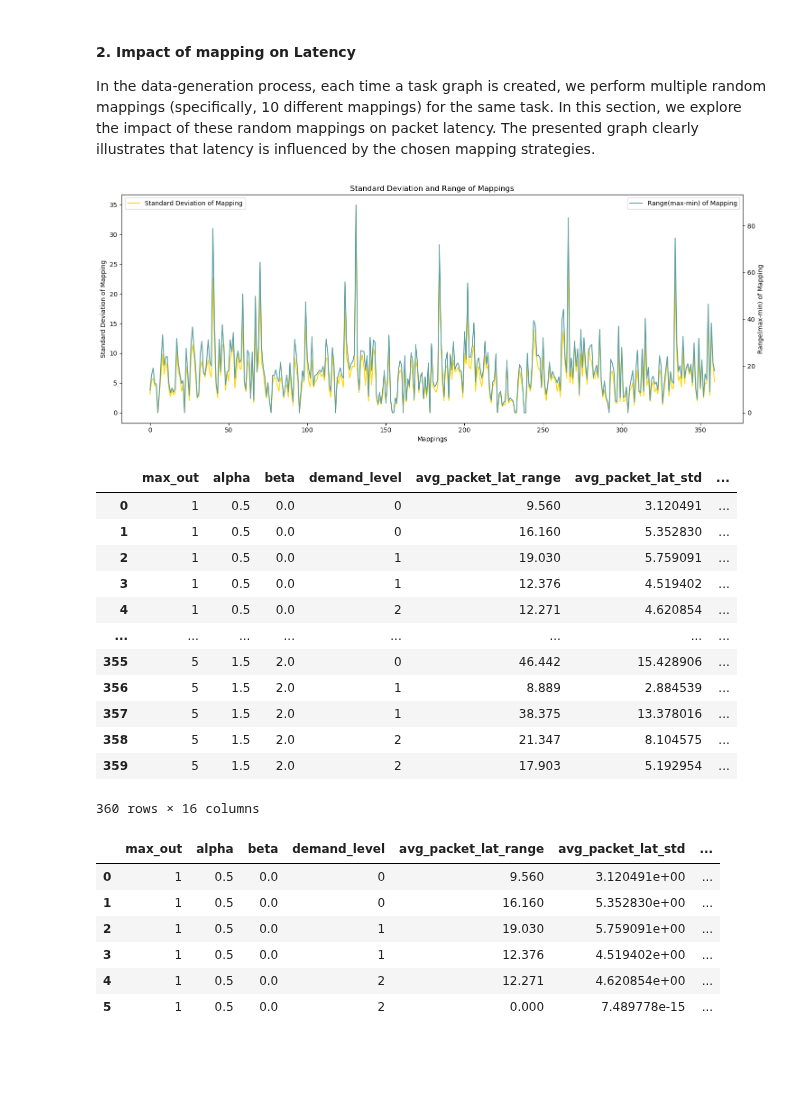
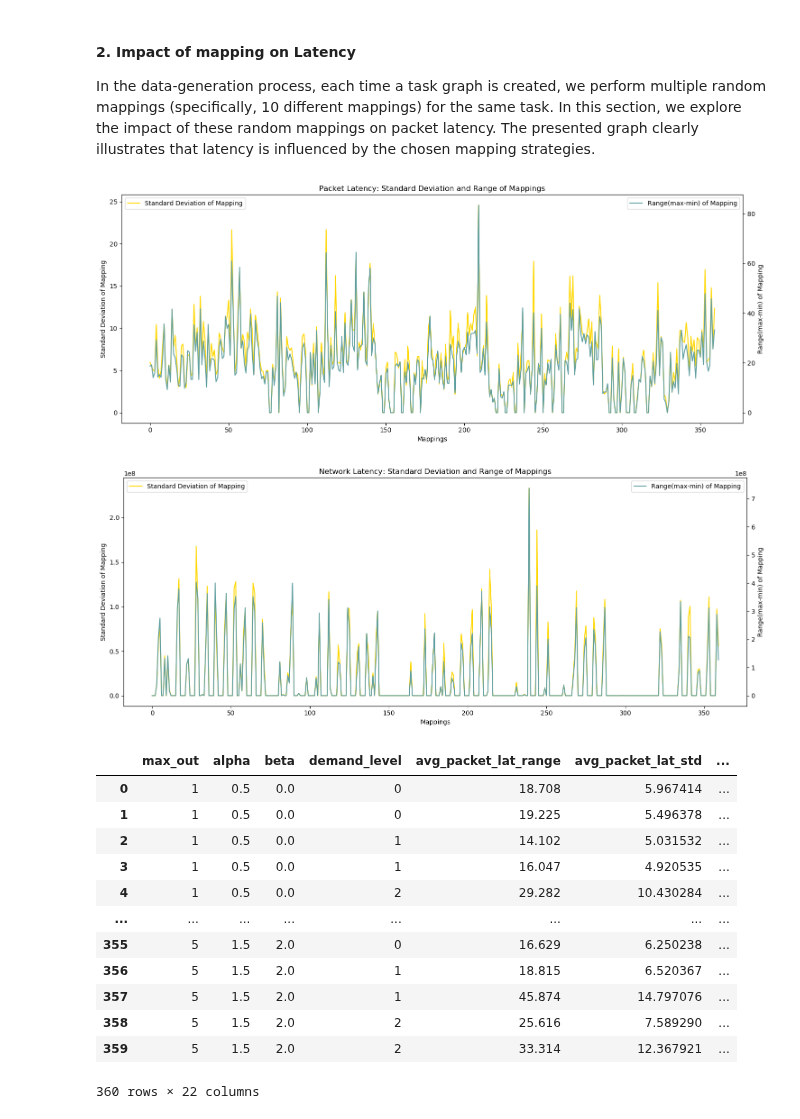
Before and after one commit to faseelmo/noc_latency_predictor, a Jupyter notebook: training_data/data_analysis.ipynb, the cells around one changed output. Saved outputs shown, nothing was run; the diff lists cells and outputs as text; code cells hidden in the pictures; blank space fills up the shorter version.

```diff
--- a/training_data/data_analysis.ipynb
+++ b/training_data/data_analysis.ipynb
@@ -5,7 +5,8 @@
 1. [Impact of mapping on Latency](#2-impact-of-mapping-on-latency)
 # %%
 # directory_path = 'data/task_5'
-directory_path = 'data/task_10'
+# directory_path = 'data/task_10'
+directory_path = 'data/task_12'
 # %%
 """
 Importing Generated Data
@@ -118,10 +123,12 @@ def calculateStats(dataframe, column_names):
         }
     return stats_dict
 
-def plotDualAxis(x, x_label, title, y1, y1_label, y2,  y2_label):
+def plotDualAxis(x, x_label, title, y1, y1_label, y2,  y2_label, log_scale=False):
         fig, ax1 = plt.subplots(figsize=(15, 6))  # Width: 10 inches, Height: 6 inches
 
         ax1.plot(x, y1, label=y1_label, color='gold')
+        if log_scale:
+            ax1.set_yscale('log')  # Set log scale for the y-axis on the left
         ax1.set_xlabel(x_label)
         ax1.set_ylabel(y1_label )
         ax1.tick_params('y' )
@@ -129,6 +136,8 @@ def plotDualAxis(x, x_label, title, y1, y1_label, y2,  y2_label):
         ax2 = ax1.twinx()
 
         ax2.plot(x, y2, label=y2_label, color='cadetblue')
+        if log_scale:
+            ax2.set_yscale('log')  # Set log scale for the y-axis on the left
         ax2.set_ylabel(y2_label)
         ax2.tick_params('y')
 
@@ -146,10 +155,10 @@ def getStatFromFilteredDF(demand_df):
     demand_df.reset_index(inplace=True, drop=True)
     demand_df.index += 1
 
-    stats = calculateStats(demand_df, ['avg_packet_lat', 'avg_flit_lat'])
+    stats = calculateStats(demand_df, ['avg_packet_lat', 'avg_flit_lat', 'avg_network_lat'])
     return stats
 
-def getMapVariation(max_out, alpha, beta, demand_level=None):
+def getMapVariation(data_df,max_out, alpha, beta, demand_level=None):
     filtered_df = data_df.query(f"max_out == {max_out} and alpha == {alpha} and beta == {beta} and demand_level == {demand_level}")
     unique_demand = filtered_df['demand'].apply(tuple).unique() # Returns Unique values of Demand
 
@@ -180,7 +189,7 @@ for max_out in max_out_list:
         for beta in beta_list:
             for demand_level in demand_level_list:
                 param = {}
-                stat_list = getMapVariation(max_out, alpha, beta, demand_level) # Returns a list with demandCount size [{avg_packet_lat, avg_flit_lat}, {avg_packet_lat, avg_flit_lat}]
+                stat_list = getMapVariation(data_df, max_out, alpha, beta, demand_level) # Returns a list with demandCount size [{avg_packet_lat, avg_flit_lat}, {avg_packet_lat, avg_flit_lat}]
                 param['max_out'] = max_out
                 param['alpha'] = alpha
                 param['beta'] = beta
@@ -213,35 +222,31 @@ In the data-generation process, each time a task graph is created, we perform mu
 # %%
 """
 Plot Mapping Data
 """
 
-plotDualAxis(mapping_data_df.index.to_numpy(), 'Mappings', 'Standard Deviation and Range of Mappings',
+plotDualAxis(mapping_data_df.index.to_numpy(), 'Mappings', 'Packet Latency: Standard Deviation and Range of Mappings',
              mapping_data_df['avg_packet_lat_std'].to_numpy(), 'Standard Deviation of Mapping',
              mapping_data_df['avg_packet_lat_range'].to_numpy(), 'Range(max-min) of Mapping', )
+
+plotDualAxis(mapping_data_df.index.to_numpy(), 'Mappings', 'Network Latency: Standard Deviation and Range of Mappings',
+             mapping_data_df['avg_network_lat_std'].to_numpy(), 'Standard Deviation of Mapping',
+             mapping_data_df['avg_network_lat_range'].to_numpy(), 'Range(max-min) of Mapping', )
 # %% [output]
-[figure, old version]
+[figure, new version]
+[figure, added]
 # %%
 display(mapping_data_df)
-filtered_mapping_df = mapping_data_df.query(f"max_out == {1} and alpha == {0.5} and beta == {0.0} ")
-filtered_mapping_df
 # %% [output]
 |  | max_out | alpha | beta | demand_level | avg_packet_lat_range | avg_packet_lat_std | ... |
-| 0 | 1 | 0.5 | 0.0 | 0 | 9.560 | 3.120491 | ... |
-| 1 | 1 | 0.5 | 0.0 | 0 | 16.160 | 5.352830 | ... |
-| 2 | 1 | 0.5 | 0.0 | 1 | 19.030 | 5.759091 | ... |
-| 3 | 1 | 0.5 | 0.0 | 1 | 12.376 | 4.519402 | ... |
-| 4 | 1 | 0.5 | 0.0 | 2 | 12.271 | 4.620854 | ... |
+| 0 | 1 | 0.5 | 0.0 | 0 | 18.708 | 5.967414 | ... |
+| 1 | 1 | 0.5 | 0.0 | 0 | 19.225 | 5.496378 | ... |
+| 2 | 1 | 0.5 | 0.0 | 1 | 14.102 | 5.031532 | ... |
+| 3 | 1 | 0.5 | 0.0 | 1 | 16.047 | 4.920535 | ... |
+| 4 | 1 | 0.5 | 0.0 | 2 | 29.282 | 10.430284 | ... |
 | ... | ... | ... | ... | ... | ... | ... | ... |
-| 355 | 5 | 1.5 | 2.0 | 0 | 46.442 | 15.428906 | ... |
-| 356 | 5 | 1.5 | 2.0 | 1 | 8.889 | 2.884539 | ... |
-| 357 | 5 | 1.5 | 2.0 | 1 | 38.375 | 13.378016 | ... |
-| 358 | 5 | 1.5 | 2.0 | 2 | 21.347 | 8.104575 | ... |
-| 359 | 5 | 1.5 | 2.0 | 2 | 17.903 | 5.192954 | ... |
+| 355 | 5 | 1.5 | 2.0 | 0 | 16.629 | 6.250238 | ... |
+| 356 | 5 | 1.5 | 2.0 | 1 | 18.815 | 6.520367 | ... |
+| 357 | 5 | 1.5 | 2.0 | 1 | 45.874 | 14.797076 | ... |
+| 358 | 5 | 1.5 | 2.0 | 2 | 25.616 | 7.589290 | ... |
+| 359 | 5 | 1.5 | 2.0 | 2 | 33.314 | 12.367921 | ... |
-360 rows × 16 columns
+360 rows × 22 columns
-|  | max_out | alpha | beta | demand_level | avg_packet_lat_range | avg_packet_lat_std | ... |
-| 0 | 1 | 0.5 | 0.0 | 0 | 9.560 | 3.120491e+00 | ... |
-| 1 | 1 | 0.5 | 0.0 | 0 | 16.160 | 5.352830e+00 | ... |
-| 2 | 1 | 0.5 | 0.0 | 1 | 19.030 | 5.759091e+00 | ... |
-| 3 | 1 | 0.5 | 0.0 | 1 | 12.376 | 4.519402e+00 | ... |
-| 4 | 1 | 0.5 | 0.0 | 2 | 12.271 | 4.620854e+00 | ... |
-| 5 | 1 | 0.5 | 0.0 | 2 | 0.000 | 7.489778e-15 | ... |
```
Also changed, not shown: parts of 4 cells of this notebook, 3 other files.
